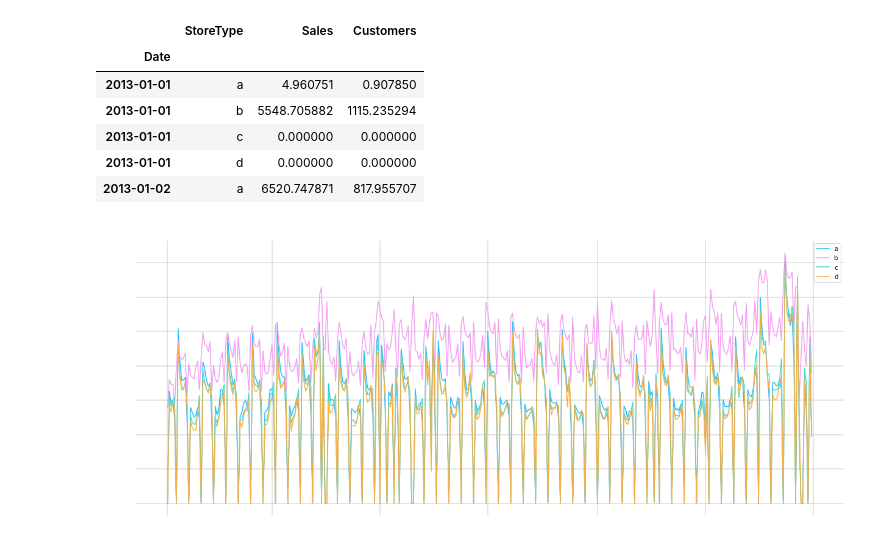
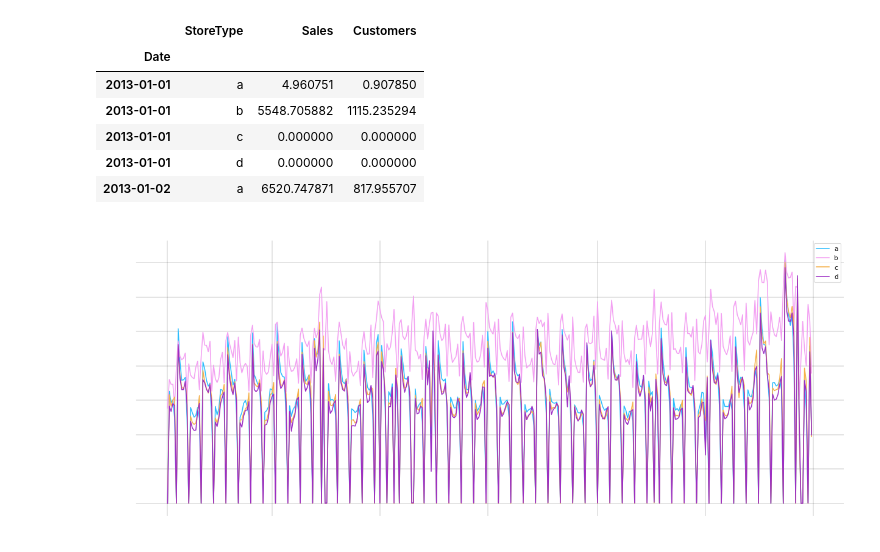
Before and after one commit to Dark2003fire/ML-Business-Case-Project, a Jupyter notebook: notebooks/Visualizations.ipynb, the cells around one changed output. Cells and saved outputs as stored; diff of their text form; code cells hidden in the pictures.

```diff
--- a/notebooks/Visualizations.ipynb
+++ b/notebooks/Visualizations.ipynb
@@ -52,8 +52,8 @@ CB91_Pink = '#F3A0F2'
 CB91_Purple = '#9D2EC5'
 CB91_Violet = '#661D98'
 CB91_Amber = '#F5B14C'
-color_list = [CB91_Blue, CB91_Pink, CB91_Green, CB91_Amber,
-              CB91_Purple, CB91_Violet]
+color_list = [CB91_Blue, CB91_Pink, CB91_Amber, CB91_Purple, CB91_Green,
+              CB91_Violet]
 params = {"ytick.color" : "w",
           "xtick.color" : "w",
           'axes.labelsize' : 15,
@@ -378,11 +378,11 @@ grouped_df_2.head()
 # %%
 store_types = np.unique(grouped_df_2['StoreType'])
 for store_type in store_types:
   tmp = grouped_df_2[grouped_df_2['StoreType'] == store_type].sort_values('Date')
   plt.plot(tmp.index[:365], tmp['Sales'][:365], label = store_type)
 plt.grid(True, linewidth=0.2, color='black', linestyle='-')
 plt.legend()
-plt.title('Average Sales & Average Customers by store_type')
+plt.title('Average Sales by store type')
 plt.show()
 # %% [output]
-[figure, old version]
+[figure, new version]
```
Also changed, not shown: parts of 15 cells of this notebook.
